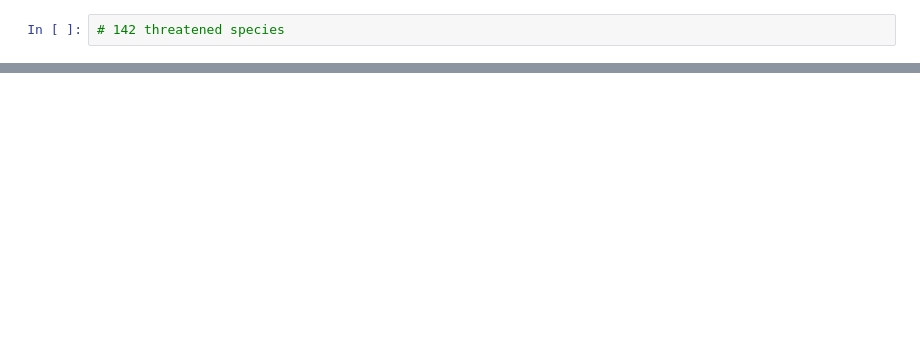
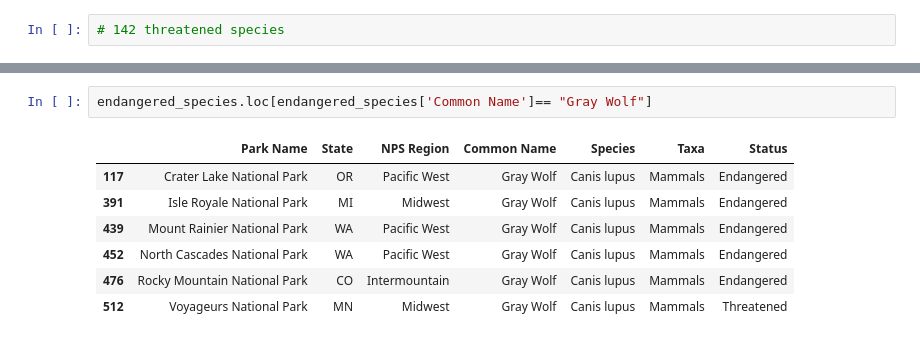
Before and after one commit to TheresaAnnSmith/National-Park-Project, a Jupyter notebook: notebooks/endangered_species.ipynb, the cells around one changed output, grey strips where cells are left out. Saved outputs shown, nothing was run; the diff lists cells and outputs as text; blank space fills up the shorter version.

```diff
--- a/notebooks/endangered_species.ipynb
+++ b/notebooks/endangered_species.ipynb
@@ -63,0 +348,10 @@ endangered_species['Status'].value_counts()
+# %%
+endangered_species.loc[endangered_species['Common Name']== "Gray Wolf"]
+# %% [output]
+|  | Park Name | State | NPS Region | Common Name | Species | Taxa | Status |
+| 117 | Crater Lake National Park | OR | Pacific West | Gray Wolf | Canis lupus | Mammals | Endangered |
+| 391 | Isle Royale National Park | MI | Midwest | Gray Wolf | Canis lupus | Mammals | Endangered |
+| 439 | Mount Rainier National Park | WA | Pacific West | Gray Wolf | Canis lupus | Mammals | Endangered |
+| 452 | North Cascades National Park | WA | Pacific West | Gray Wolf | Canis lupus | Mammals | Endangered |
+| 476 | Rocky Mountain National Park | CO | Intermountain | Gray Wolf | Canis lupus | Mammals | Endangered |
+| 512 | Voyageurs National Park | MN | Midwest | Gray Wolf | Canis lupus | Mammals | Threatened |
```
Also changed, not shown: parts of 21 cells of this notebook, 1 other file.
